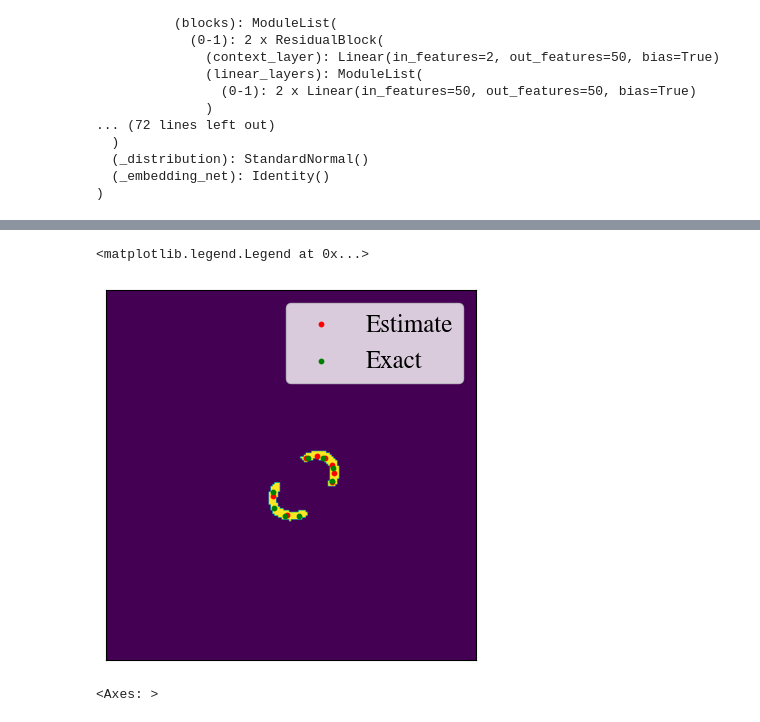
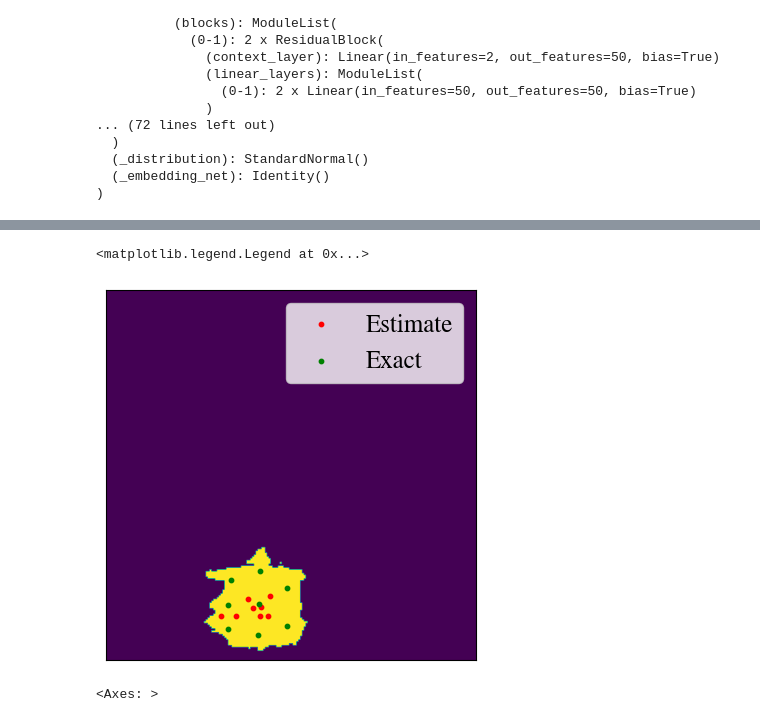
Before and after one commit to yashpatel5400/csi, a Jupyter notebook: sbi/csi.ipynb, the cells around one changed output, grey strips where cells are left out. Saved outputs shown, nothing was run; the diff lists cells and outputs as text; code cells hidden in the pictures.

```diff
--- a/sbi/csi.ipynb
+++ b/sbi/csi.ipynb
@@ -24,7 +24,7 @@ plt.rc('ytick', labelsize=BIGGER_SIZE)    # fontsize of the tick labels
 plt.rc('legend', fontsize=BIGGER_SIZE)    # legend fontsize
 plt.rc('figure', titlesize=BIGGER_SIZE)  # fontsize of the figure title
 # %%
-task_name = "two_moons"
+task_name = "gaussian_mixture"
 
 task = sbibm.get_task(task_name)
 prior = task.get_prior_dist()
@@ -59,8 +59,7 @@ calibration_theta = prior.sample((sims,))
 calibration_x = simulator(calibration_theta)
 
 cal_scores = 1 / encoder.log_prob(calibration_theta.to(device), calibration_x.to(device)).detach().cpu().exp().numpy()
-desired_coverages = [0.75, 0.85, 0.95]
-desired_coverage = desired_coverages[-1]
+desired_coverage = 0.95
 conformal_quantile = np.quantile(cal_scores, q = desired_coverage)
 # %%
 mins = prior.support.base_constraint.lower_bound.cpu().numpy()
@@ -85,6 +77,9 @@ sns.heatmap((1 / probs_map) < conformal_quantile, cbar=False, xticklabels=False,
 # %%
 from scipy.ndimage.measurements import label
 from sklearn.cluster import KMeans
+
+probs = encoder.log_prob(thetas, test_x_tiled).detach().cpu().exp().numpy()
+probs_map = probs.reshape((K, K))
 
 region = ((1 / probs_map) < conformal_quantile).astype(int)
 structure = np.ones((3, 3), dtype=int)  # this defines the connection filter
@@ -103,11 +98,11 @@ for component in range(1, ncomponents + 1):
         n = int(np.round(component_prop * N))
         total_rps += n
 
-    # location_pairs = np.where(labeled == component)
-    # locations = list(zip(location_pairs[0], location_pairs[1]))
-    grid_region = thetas[(labeled == component).flatten()]
-    kmeans = KMeans(n_clusters=n, random_state=0, n_init="auto").fit(grid_region)
-    true_rps.append(kmeans.cluster_centers_)
+    # TODO: should we ensure each connected component is > 1 in the "exact answer"? feels arbitrary but maybe desireable?
+    if n > 0:
+        grid_region = thetas[(labeled == component).flatten()]
+        kmeans = KMeans(n_clusters=n, random_state=0, n_init="auto").fit(grid_region)
+        true_rps.append(kmeans.cluster_centers_)
 true_rps = np.vstack(true_rps)
 # %%
 T = 5_000 # time steps of repulsive simulation
@@ -161,20 +162,20 @@ def get_rps(trajectory):
 # %%
 mins = prior.support.base_constraint.lower_bound
 maxs = prior.support.base_constraint.upper_bound
 pred_rps = get_rps(trajectory[:5_000])
 
 plt.imshow(region, extent=[mins[0], maxs[0], mins[1], maxs[1]], origin="lower")
 plt.scatter(pred_rps[:,1], pred_rps[:,0], s=10, color="red", label="Estimate")
 plt.scatter(true_rps[:,1], true_rps[:,0], s=10, color="green", label="Exact")
 
 plt.xticks([])
 plt.yticks([])
-plt.xlim(-1, 1)
-plt.ylim(-1, 1)
+plt.xlim(mins[0], maxs[0])
+plt.ylim(mins[1], maxs[1])
 plt.legend()
 # %% [output]
 <matplotlib.legend.Legend at 0x...>
-[figure, old version]
+[figure, new version]
 # %%
 import scipy.spatial
 import itertools
```
Also changed, not shown: parts of 2 cells of this notebook.
